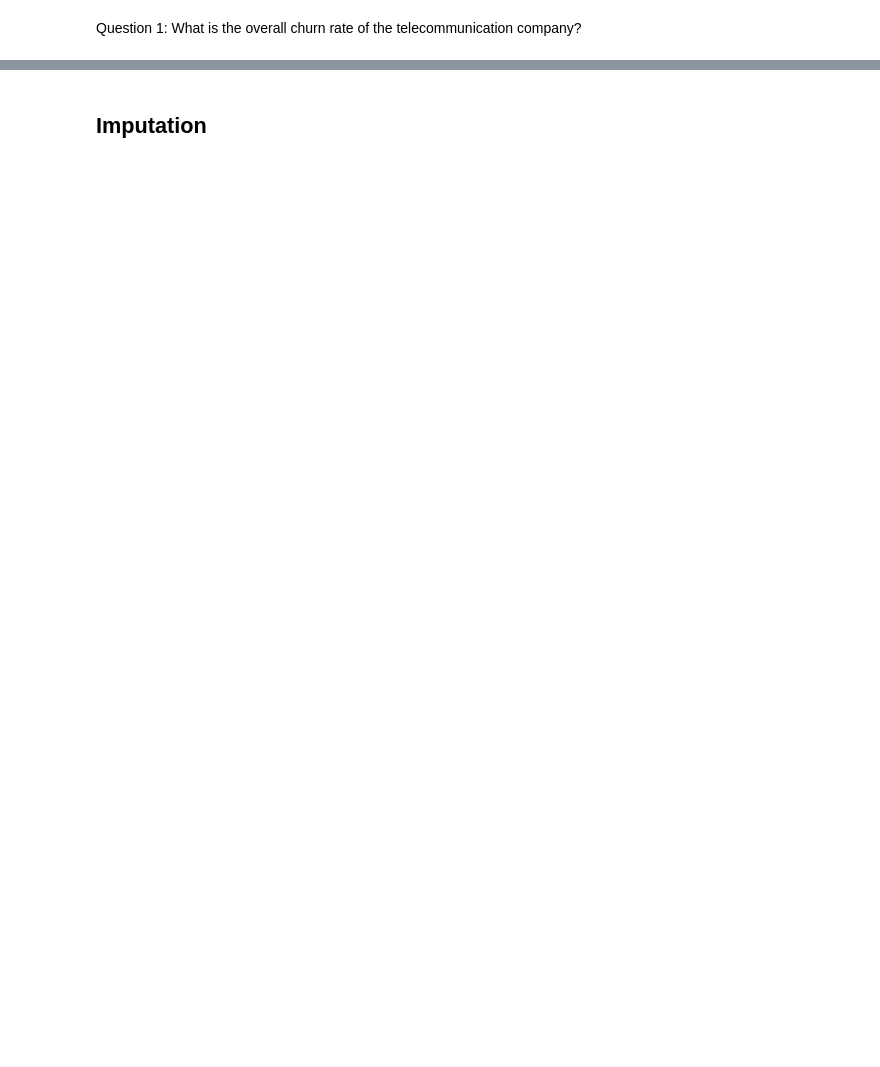
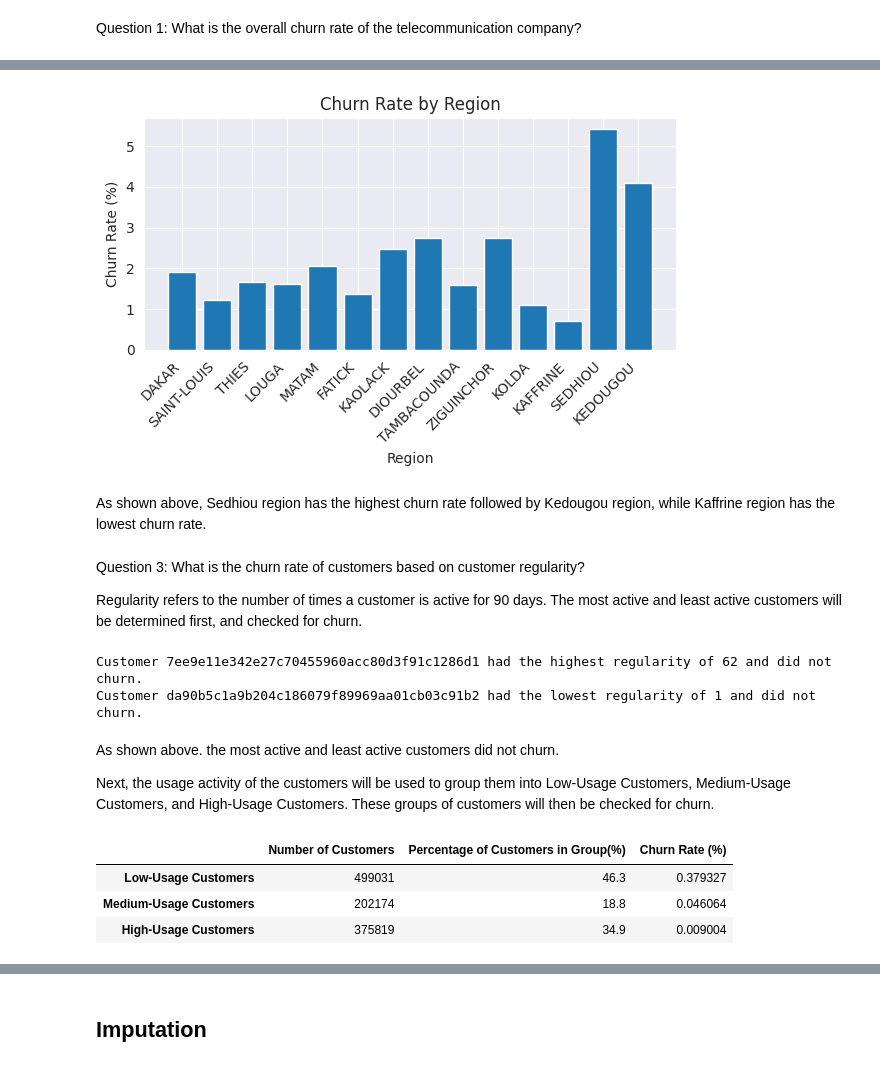
Before and after one commit to iameberedavid/Expresso-Customer-Churn-Challenge-On-Zindi, a Jupyter notebook: dev/StarterNotebook.ipynb, the cells around one changed output, grey strips where cells are left out. Cells and saved outputs as stored; diff of their text form; code cells hidden in the pictures; blank space fills up the shorter version.

```diff
--- a/dev/StarterNotebook.ipynb
+++ b/dev/StarterNotebook.ipynb
@@ -572,0 +716,74 @@ test.head()
+# %%
+# Plot the churn rate per region
+plt.figure(figsize=(6, 4))
+plt.bar(churn_rate_by_region_df.index, churn_rate_by_region_df['CHURN RATE (%)'], tick_label=churn_rate_by_region_df['REGION'])
+plt.title('Churn Rate by Region')
+plt.xlabel('Region')
+plt.ylabel('Churn Rate (%)')
+plt.xticks(rotation=45, ha='right')
+plt.tight_layout()
+
+# Save the plot into the drive through the image_path
+file_name = 'Churn Rate by Region.png'
+file_path = os.path.join(image_path, file_name)
+plt.savefig(file_path)
+
+# Show the chart
+plt.show()
+# %% [output]
+[figure, added]
+# %% [markdown]
+As shown above, Sedhiou region has the highest churn rate followed by Kedougou region, while Kaffrine region has the lowest churn rate.
+# %% [markdown]
+Question 3: What is the churn rate of customers based on customer regularity?
+
+Regularity refers to the number of times a customer is active for 90 days. The most active and least active customers will be determined first, and checked for churn.
+# %%
+# Find the highest and lowest values in the "REGULARITY" column
+highest_regularity = train['REGULARITY'].max()
+lowest_regularity = train['REGULARITY'].min()
+
+# Find the user ID of the most active customer and least active customer
+most_active = train[train['REGULARITY'] == highest_regularity]['user_id'].values[0]
+least_active = train[train['REGULARITY'] == lowest_regularity]['user_id'].values[0]
+
+# Check if the most active customer and least active customer churned
+churned_most_active = train[train['user_id'] == most_active]['CHURN'].values[0]
+churned_least_active = train[train['user_id'] == least_active]['CHURN'].values[0]
+
+# Print the results
+print(f"Customer {most_active} had the highest regularity of {highest_regularity} and {'churned' if churned_most_active == 1 else 'did not churn'}.")
+print(f"Customer {least_active} had the lowest regularity of {lowest_regularity} and {'churned' if churned_least_active == 1 else 'did not churn'}.")
+# %% [output]
+Customer 7ee9e11e342e27c70455960acc80d3f91c1286d1 had the highest regularity of 62 and did not churn.
+Customer da90b5c1a9b204c186079f89969aa01cb03c91b2 had the lowest regularity of 1 and did not churn.
+# %% [markdown]
+As shown above. the most active and least active customers did not churn.
+
+Next, the usage activity of the customers will be used to group them into Low-Usage Customers, Medium-Usage Customers, and High-Usage Customers. These groups of customers will then be checked for churn.
+# %%
+# Define the usage groups and corresponding labels
+bins = [0, 20, 40, float('inf')]
+labels = ['Low-Usage Customers', 'Medium-Usage Customers', 'High-Usage Customers']
+
+# Create a new column 'usage_group' to store the usage group labels
+train['usage_group'] = pd.cut(train['REGULARITY'], bins=bins, labels=labels)
+
+# Calculate the churn rate, the number of customers and the percentage of customers in each group
+churn_rate_by_group = train.groupby('usage_group')['CHURN'].mean()
+customers_per_group = train['usage_group'].value_counts()
+percentage_customers_per_group = round((customers_per_group / customers_per_group.sum()) * 100,1)
+
+# Remove the 'usage_group' column
+train.drop('usage_group', axis=1, inplace=True)
+
+# Create a DataFrame to display the results
+usage_group_data = pd.DataFrame({'Number of Customers': customers_per_group, 'Percentage of Customers in Group(%)': percentage_customers_per_group, 'Churn Rate (%)': churn_rate_by_group})
+
+# Display the DataFrame
+usage_group_data
+# %% [output]
+|  | Number of Customers | Percentage of Customers in Group(%) | Churn Rate (%) |
+| Low-Usage Customers | 499031 | 46.3 | 0.379327 |
+| Medium-Usage Customers | 202174 | 18.8 | 0.046064 |
+| High-Usage Customers | 375819 | 34.9 | 0.009004 |
```
Also changed, not shown: parts of 44 cells of this notebook.
